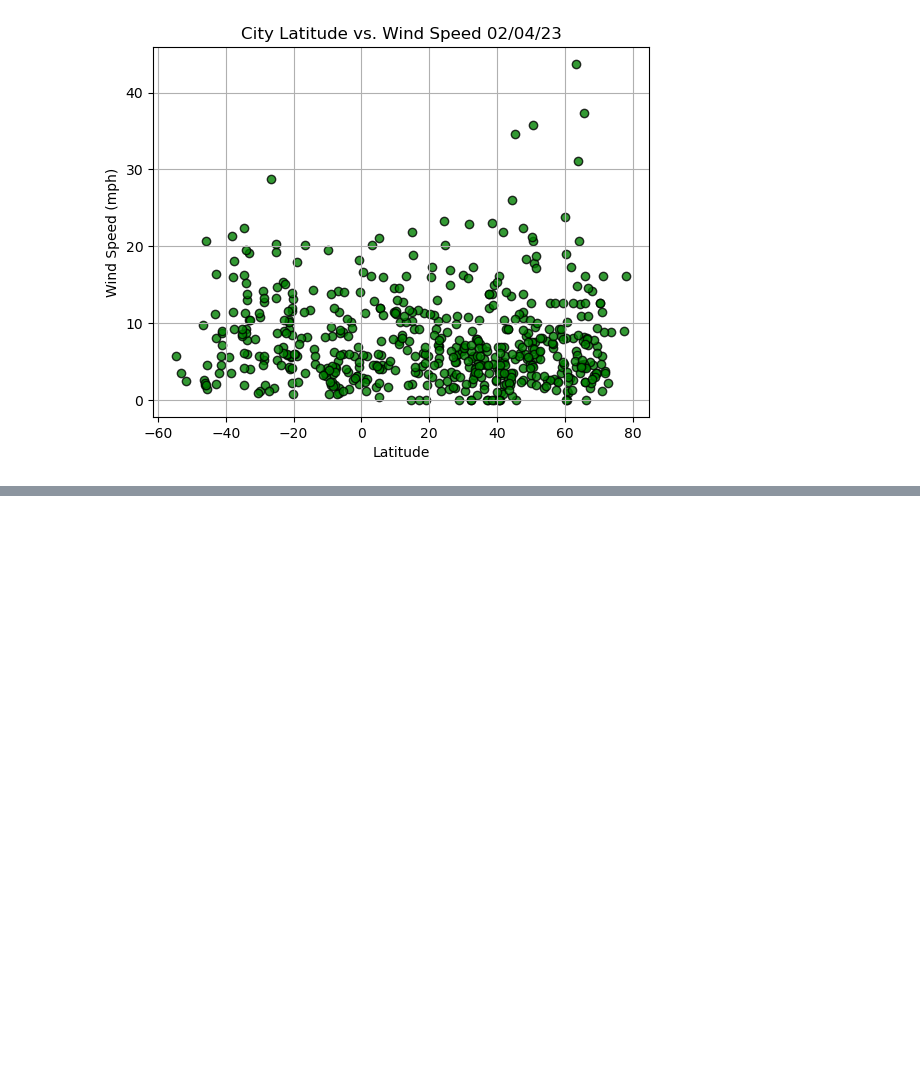
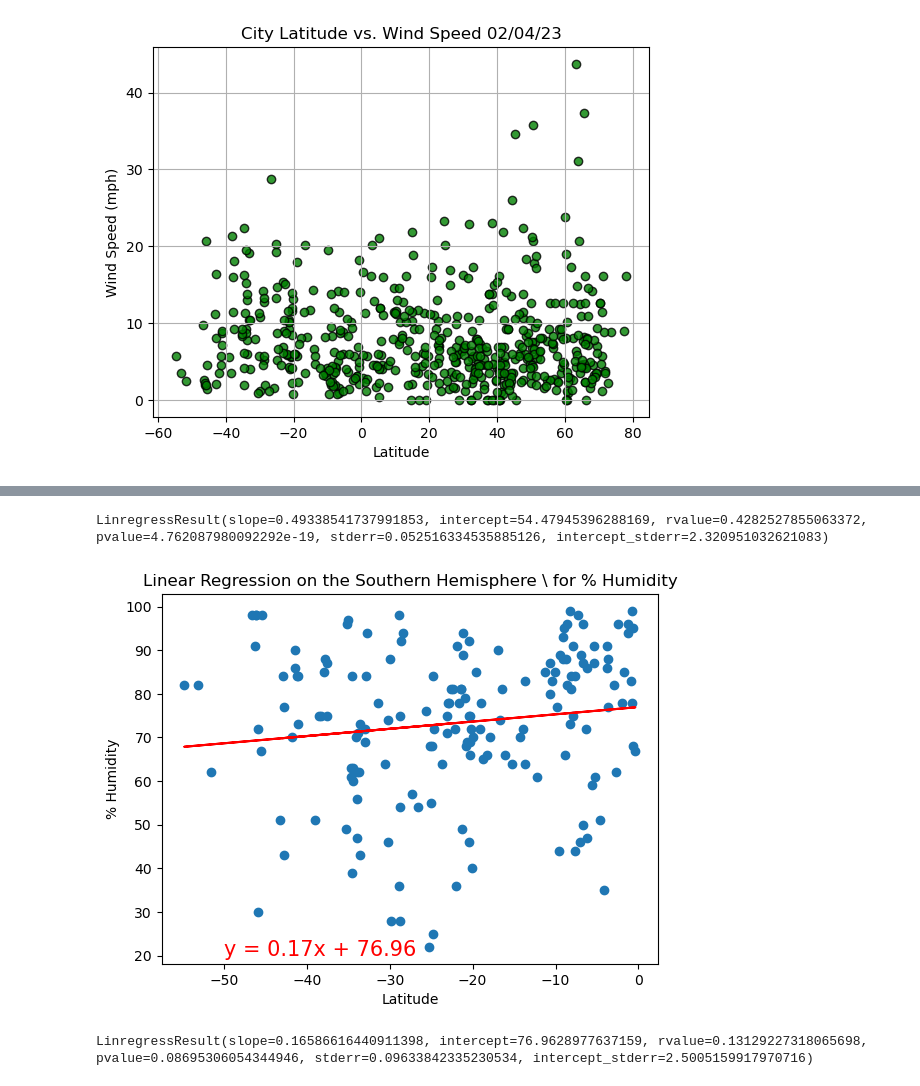
Before and after one commit to JocquiBrown/World_Weather_Analysis, a Jupyter notebook: WeatherPy.ipynb, the cells around one changed output, grey strips where cells are left out. Saved outputs shown, nothing was run; the diff lists cells and outputs as text; code cells hidden in the pictures; blank space fills up the shorter version.

```diff
--- a/WeatherPy.ipynb
+++ b/WeatherPy.ipynb
@@ -292,0 +402,21 @@ plt.show()
+# %%
+# Check the r-values for our plots
+(slope, intercept, r_value, p_value, std_err) = linregress(x_values, y_values)
+linregress(x_values, y_values)
+# %% [output]
+LinregressResult(slope=0.49338541737991853, intercept=54.47945396288169, rvalue=0.4282527855063372, pvalue=4.762087980092292e-19, stderr=0.052516334535885126, intercept_stderr=2.320951032621083)
+# %%
+# Linear regression on the Southern Hemisphere
+x_values = southern_hemi_df["Lat"]
+y_values = southern_hemi_df["Humidity"]
+# Call the function.
+plot_linear_regression(x_values, y_values,
+                       'Linear Regression on the Southern Hemisphere \ for % Humidity', '% Humidity',(-50,20))
+# %% [output]
+[figure, added]
+# %%
+# Check the r-values for our plots
+(slope, intercept, r_value, p_value, std_err) = linregress(x_values, y_values)
+linregress(x_values, y_values)
+# %% [output]
+LinregressResult(slope=0.16586616440911398, intercept=76.9628977637159, rvalue=0.13129227318065698, pvalue=0.08695306054344946, stderr=0.09633842335230534, intercept_stderr=2.5005159917970716)
```
Also changed, not shown: parts of 19 cells of this notebook.
